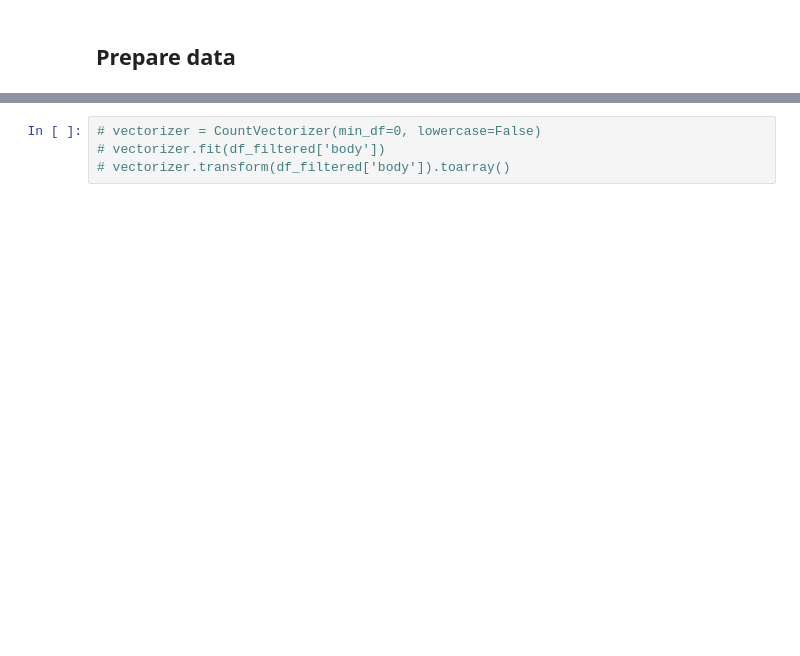
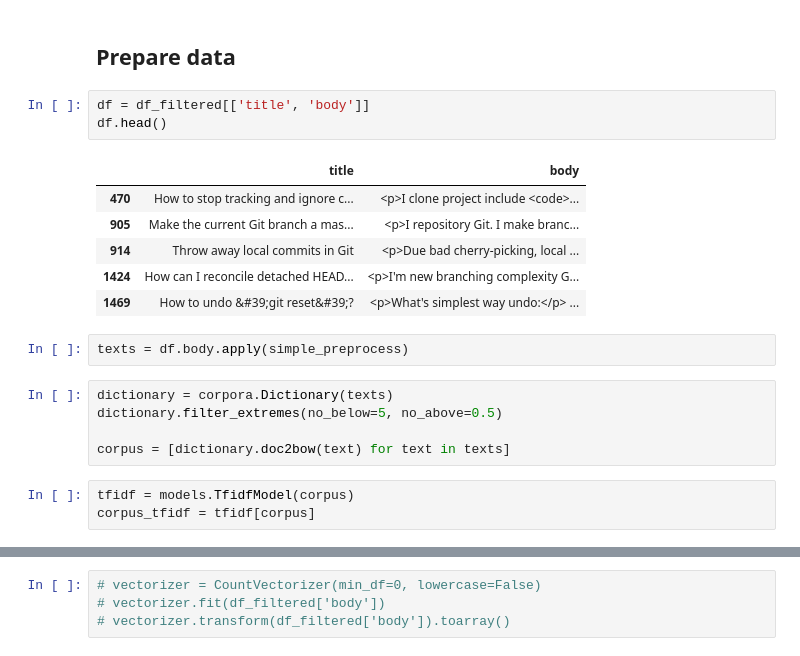
Before and after one commit to EnsarIshakoglu/NLP, a Jupyter notebook: NLP_Text_Classification.ipynb, the cells around one changed output, grey strips where cells are left out. Cells and saved outputs as stored; diff of their text form; blank space fills up the shorter version.

```diff
--- a/NLP_Text_Classification.ipynb
+++ b/NLP_Text_Classification.ipynb
@@ -234,3 +224,23 @@ sql            70
 dtype: int64
 # %% [markdown]
 ## Prepare data
+# %%
+df = df_filtered[['title', 'body']]
+df.head()
+# %% [output]
+|  | title | body |
+| 470 | How to stop tracking and ignore c... | <p>I clone project include <code>... |
+| 905 | Make the current Git branch a mas... | <p>I repository Git. I make branc... |
+| 914 | Throw away local commits in Git | <p>Due bad cherry-picking, local ... |
+| 1424 | How can I reconcile detached HEAD... | <p>I'm new branching complexity G... |
+| 1469 | How to undo &#39;git reset&#39;? | <p>What's simplest way undo:</p> ... |
+# %%
+texts = df.body.apply(simple_preprocess)
+# %%
+dictionary = corpora.Dictionary(texts)
+dictionary.filter_extremes(no_below=5, no_above=0.5)
+
+corpus = [dictionary.doc2bow(text) for text in texts]
+# %%
+tfidf = models.TfidfModel(corpus)
+corpus_tfidf = tfidf[corpus]
```
Also changed, not shown: parts of 26 cells of this notebook.
